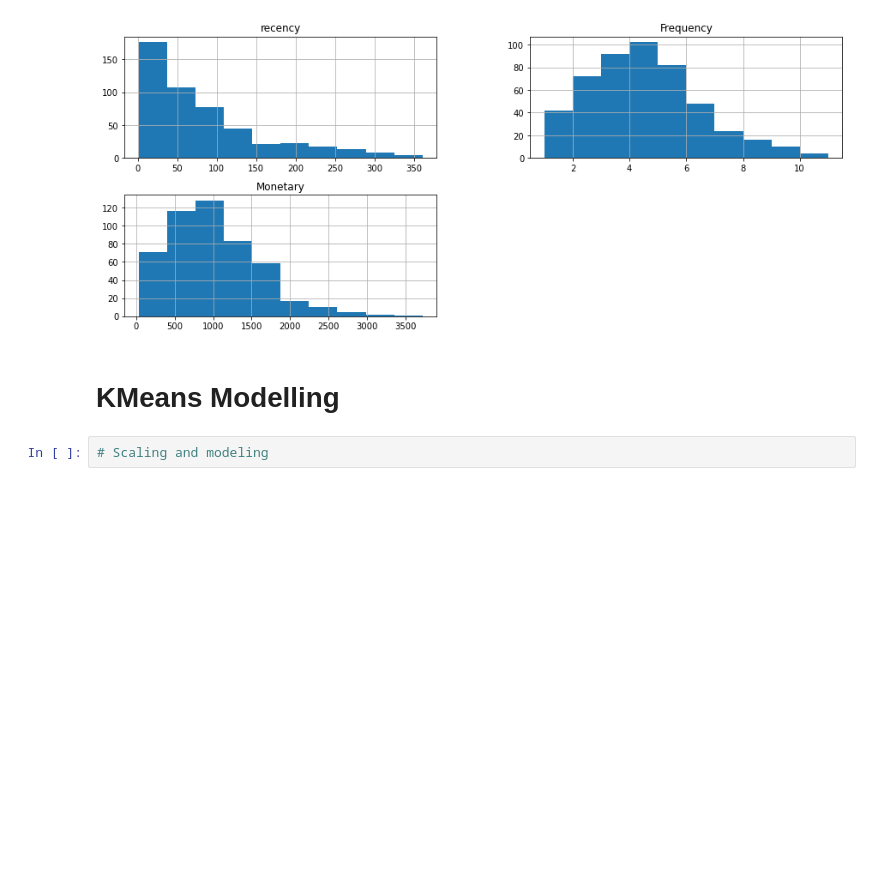
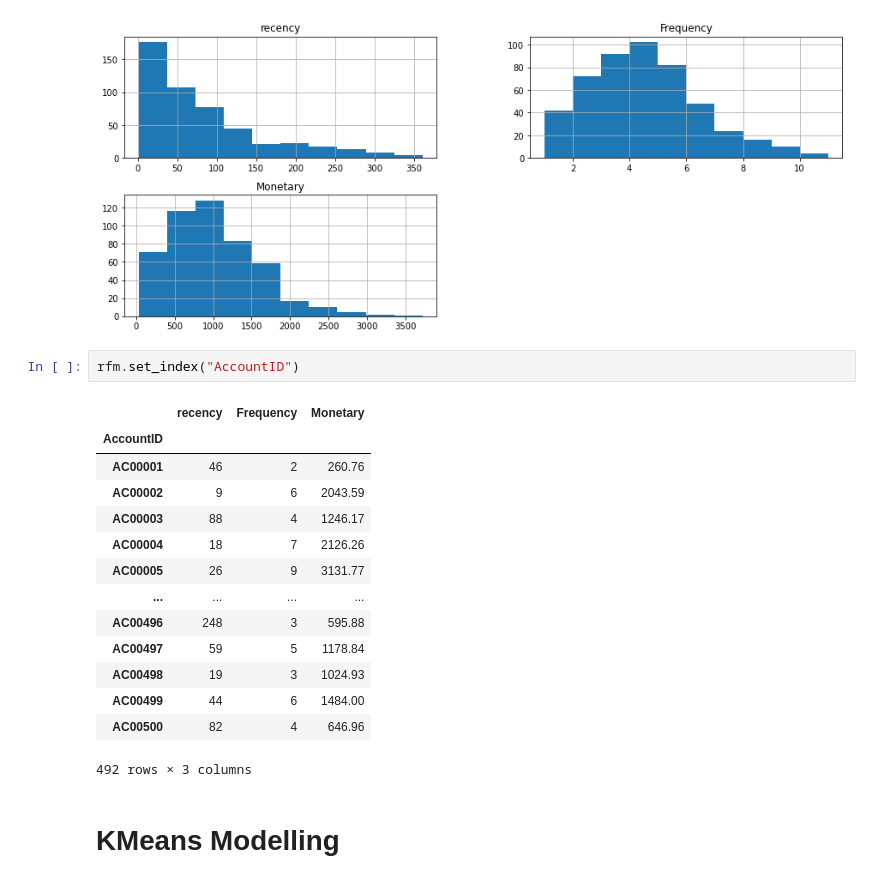
Before and after one commit to Sodiqlef/Customer-Transaction-Analysis, a Jupyter notebook: Kmeans-modeling.ipynb, the cells around one changed output. Cells and saved outputs as stored; diff of their text form; blank space fills up the shorter version.

Commit message:
set account id as rfm index

```diff
--- a/Kmeans-modeling.ipynb
+++ b/Kmeans-modeling.ipynb
@@ -389,7 +389,22 @@ rfm.hist(figsize=(15, 6))
 plt.show()
 # %% [output]
 [figure]
+# %%
+rfm.set_index("AccountID")
+# %% [output]
+|  | recency | Frequency | Monetary |
+| AccountID |  |  |  |
+| AC00001 | 46 | 2 | 260.76 |
+| AC00002 | 9 | 6 | 2043.59 |
+| AC00003 | 88 | 4 | 1246.17 |
+| AC00004 | 18 | 7 | 2126.26 |
+| AC00005 | 26 | 9 | 3131.77 |
+| ... | ... | ... | ... |
+| AC00496 | 248 | 3 | 595.88 |
+| AC00497 | 59 | 5 | 1178.84 |
+| AC00498 | 19 | 3 | 1024.93 |
+| AC00499 | 44 | 6 | 1484.00 |
+| AC00500 | 82 | 4 | 646.96 |
+492 rows × 3 columns
 # %% [markdown]
 # KMeans Modelling
-# %%
-# Scaling and modeling
```
Also changed, not shown: parts of 2 cells of this notebook.
